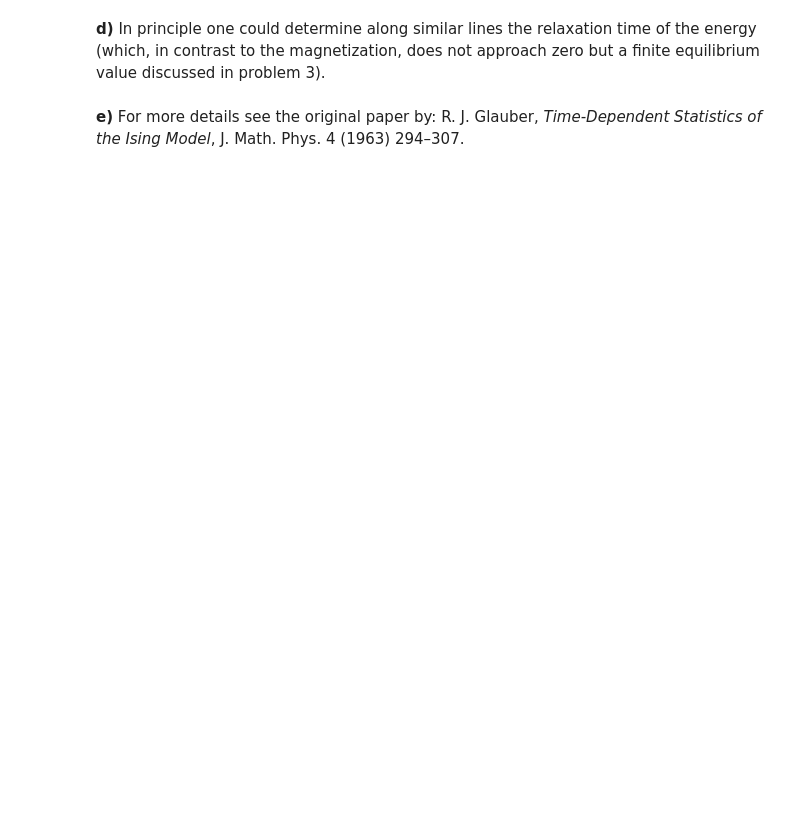
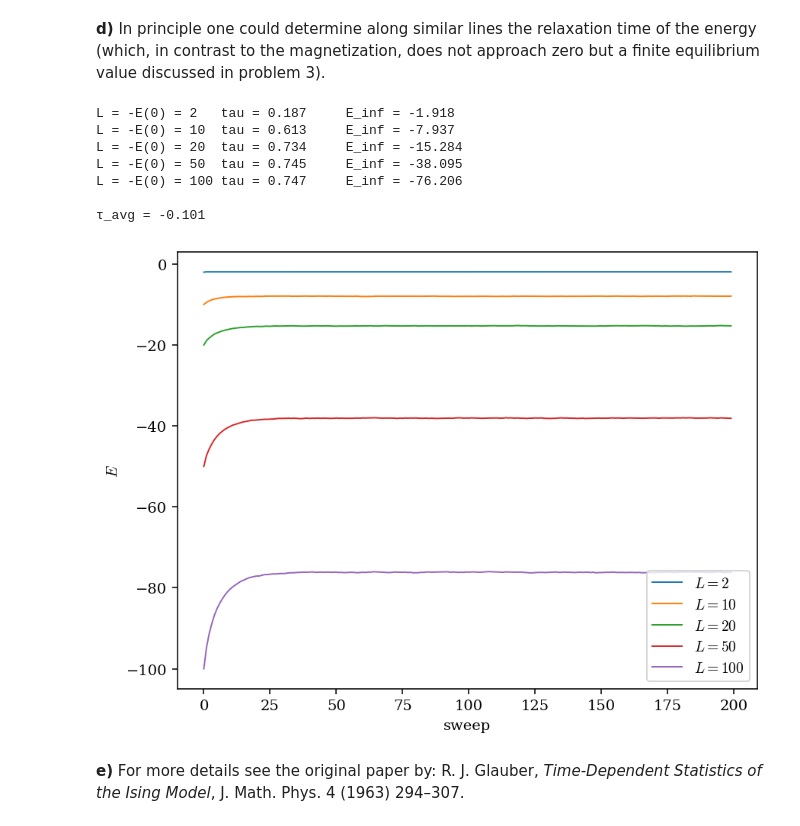
Before and after one commit to till-robert/cs1_seminar, a Jupyter notebook: task15/task15.ipynb, the cells around one changed output. Saved outputs shown, nothing was run; the diff lists cells and outputs as text; code cells hidden in the pictures; blank space fills up the shorter version.

```diff
--- a/task15/task15.ipynb
+++ b/task15/task15.ipynb
@@ -25,6 +89,34 @@ each case $τ_{\mathrm{relax}}$ through a linear fit.
 **d)** In principle one could determine along similar lines the relaxation
 time of the energy (which, in contrast to the magnetization, does
 not approach zero but a finite equilibrium value discussed in problem 3).
+# %%
+avg_E_series = np.loadtxt("out/avg_E_timeseries_metropolis.txt")
+E_fit = lambda x,tau,E_inf: -np.exp(-x/tau) + E_inf
+
+tau = []
+E_inf = []
+for L_val,series in zip(L,avg_E_series):
+    curr_tau, curr_E_inf = curve_fit(E_fit,x,series/L_val)[0]
+    tau.append(curr_tau)
+    tau.append(curr_E_inf)
+    print(f"L = -E(0) = {L_val}\ttau = {curr_tau:.3f}\tE_inf = {curr_E_inf*L_val:.3f}")
+    plt.plot(x,series,label=rf"$L = {L_val}$", lw=1)
+
+print(f"\nτ_avg = {sum(tau)/len(tau):.3f}")
+
+plt.xlabel("sweep")
+plt.ylabel("$E$")
+plt.legend(loc=4)
+plt.show()
+# %% [output]
+L = -E(0) = 2   tau = 0.187     E_inf = -1.918
+L = -E(0) = 10  tau = 0.613     E_inf = -7.937
+L = -E(0) = 20  tau = 0.734     E_inf = -15.284
+L = -E(0) = 50  tau = 0.745     E_inf = -38.095
+L = -E(0) = 100 tau = 0.747     E_inf = -76.206
+
+τ_avg = -0.101
+[figure, added]
 # %% [markdown]
 **e)** For more details see the original paper by:
 R. J. Glauber, *Time-Dependent Statistics of the Ising Model*,
```
Also changed, not shown: parts of 9 cells of this notebook, 1 other file.
